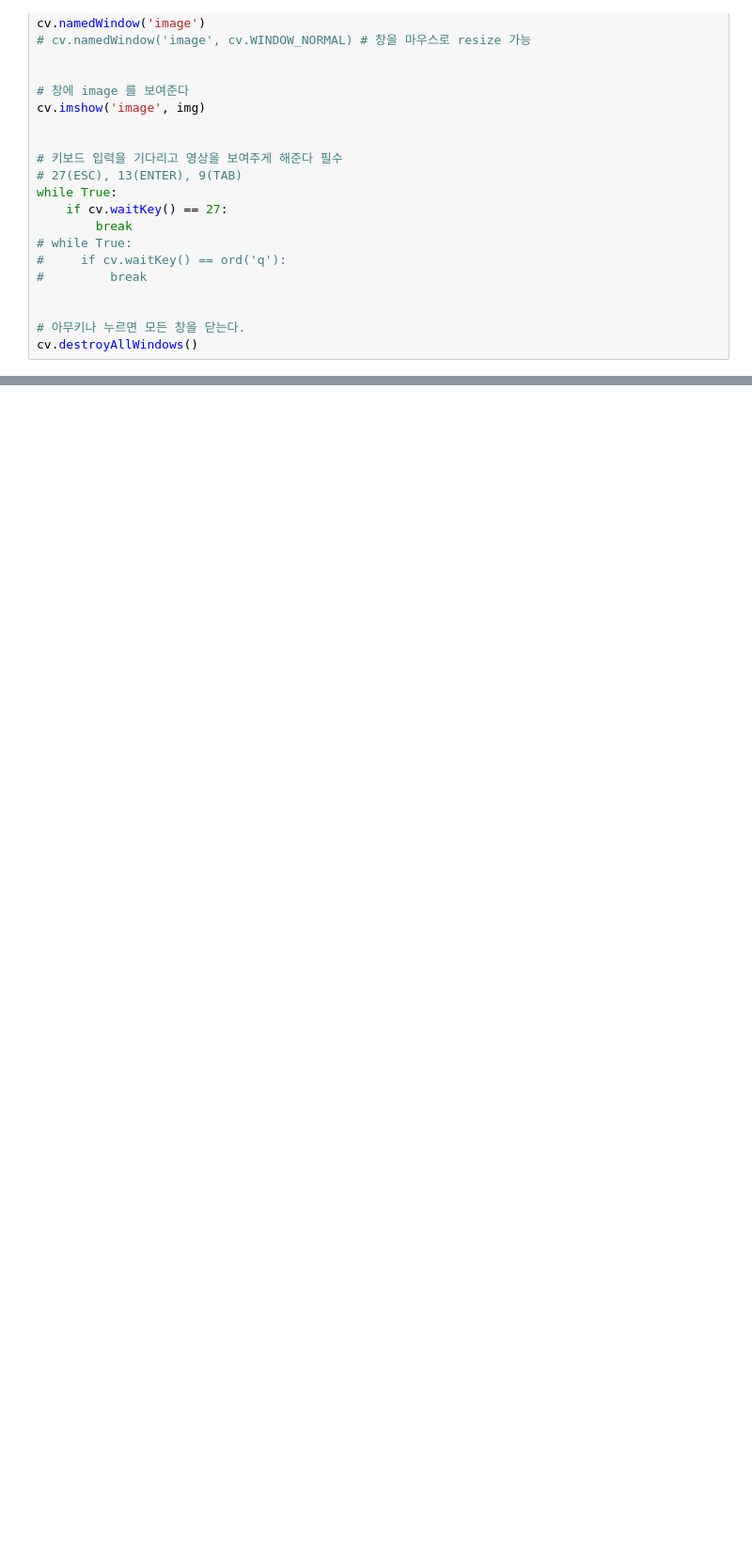
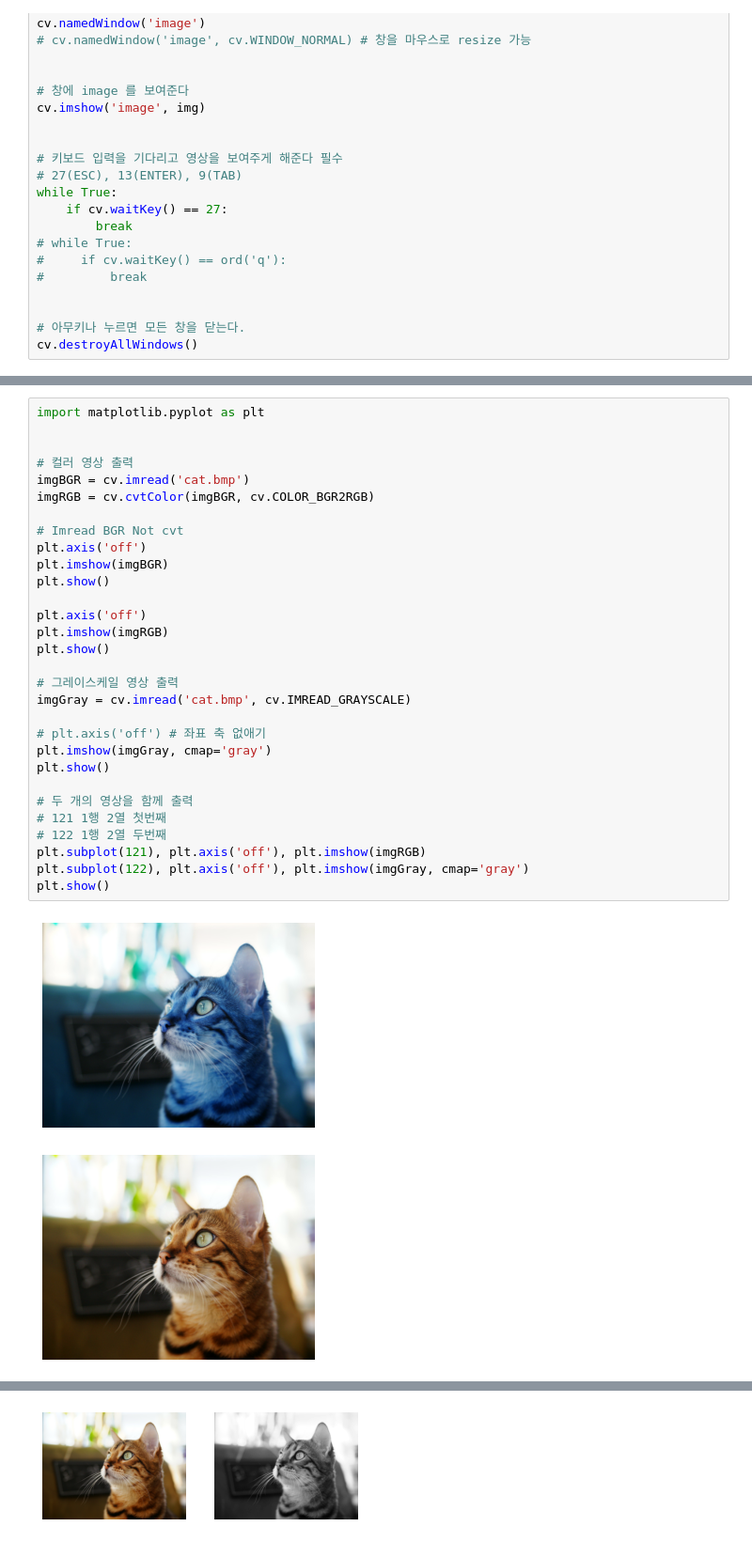
Before and after one commit to lhk063/Winter, a Jupyter notebook: 공부/딥러닝/OpenCV/ch01/20201116.ipynb, the cells around one changed output, grey strips where cells are left out. Shown: that part at 94% size. Cells and saved outputs as stored; diff of their text form; blank space fills up the shorter version.

```diff
--- a/공부/딥러닝/OpenCV/ch01/20201116.ipynb
+++ b/공부/딥러닝/OpenCV/ch01/20201116.ipynb
@@ -114,0 +118,33 @@ cv.destroyAllWindows()
+# %%
+import matplotlib.pyplot as plt
+
+
+# 컬러 영상 출력
+imgBGR = cv.imread('cat.bmp')
+imgRGB = cv.cvtColor(imgBGR, cv.COLOR_BGR2RGB)
+
+# Imread BGR Not cvt
+plt.axis('off')
+plt.imshow(imgBGR)
+plt.show()
+
+plt.axis('off')
+plt.imshow(imgRGB)
+plt.show()
+
+# 그레이스케일 영상 출력
+imgGray = cv.imread('cat.bmp', cv.IMREAD_GRAYSCALE)
+
+# plt.axis('off') # 좌표 축 없애기
+plt.imshow(imgGray, cmap='gray')
+plt.show()
+
+# 두 개의 영상을 함께 출력
+# 121 1행 2열 첫번째
+# 122 1행 2열 두번째
+plt.subplot(121), plt.axis('off'), plt.imshow(imgRGB)
+plt.subplot(122), plt.axis('off'), plt.imshow(imgGray, cmap='gray')
+plt.show()
+# %% [output]
+[figure, added]
+[figure, added]
@@ -114,0 +152 @@ cv.destroyAllWindows()
+[figure, added]
```
Also changed, not shown: parts of 4 cells of this notebook.
